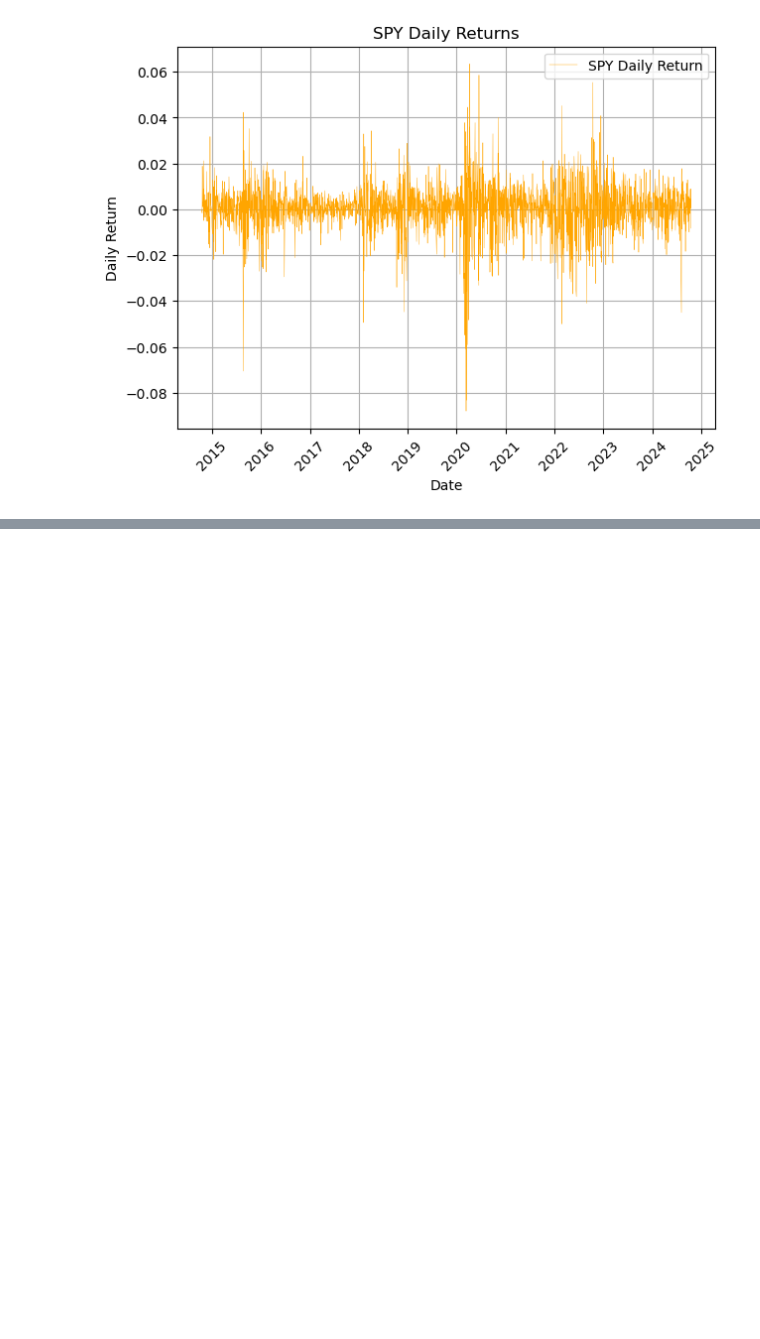
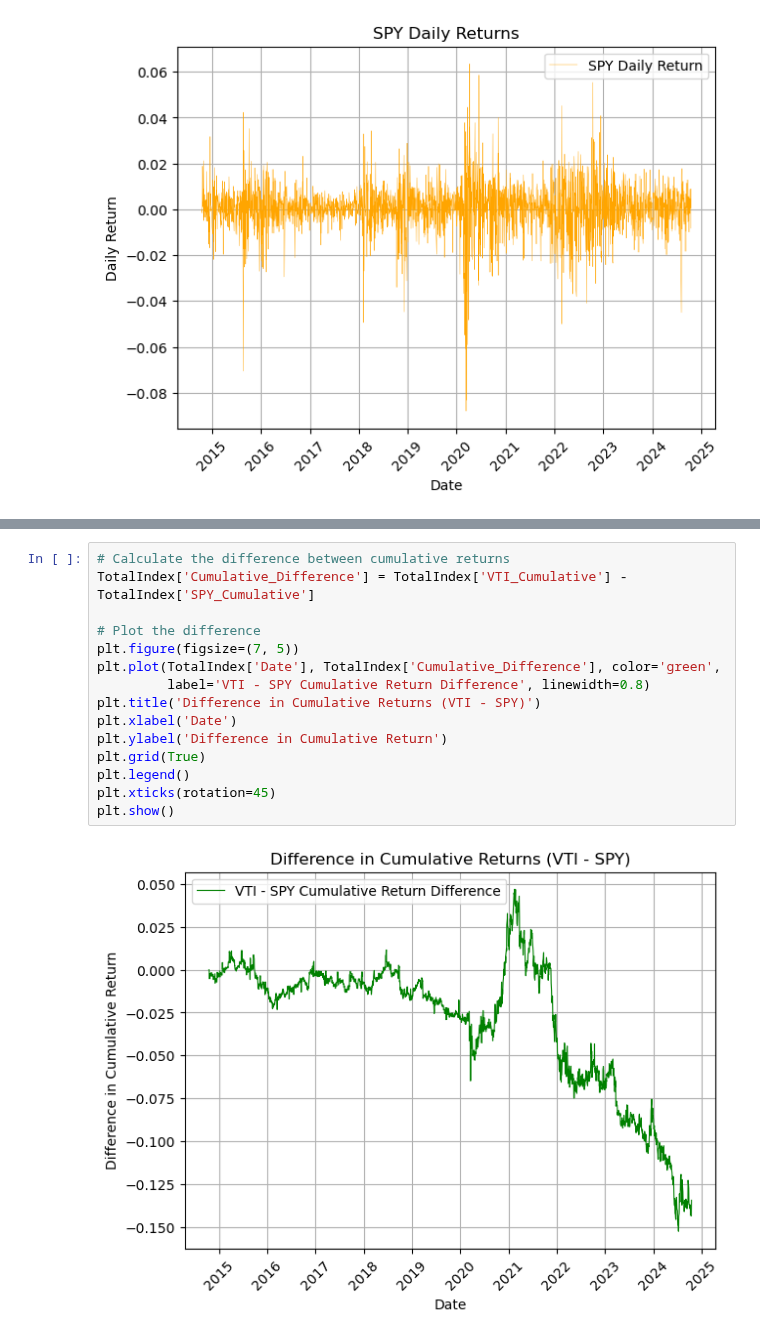
Before and after one commit to caiot27/info2950group, a Jupyter notebook: phase2.ipynb, the cells around one changed output, grey strips where cells are left out. Saved outputs shown, nothing was run; the diff lists cells and outputs as text; blank space fills up the shorter version.

```diff
--- a/phase2.ipynb
+++ b/phase2.ipynb
@@ -171,0 +217,17 @@ plt.show()
+# %%
+# Calculate the difference between cumulative returns
+TotalIndex['Cumulative_Difference'] = TotalIndex['VTI_Cumulative'] - TotalIndex['SPY_Cumulative']
+
+# Plot the difference
+plt.figure(figsize=(7, 5))
+plt.plot(TotalIndex['Date'], TotalIndex['Cumulative_Difference'], color='green',
+         label='VTI - SPY Cumulative Return Difference', linewidth=0.8)
+plt.title('Difference in Cumulative Returns (VTI - SPY)')
+plt.xlabel('Date')
+plt.ylabel('Difference in Cumulative Return')
+plt.grid(True)
+plt.legend()
+plt.xticks(rotation=45)
+plt.show()
+# %% [output]
+[figure, added]
```
Also changed, not shown: parts of 6 cells of this notebook.
